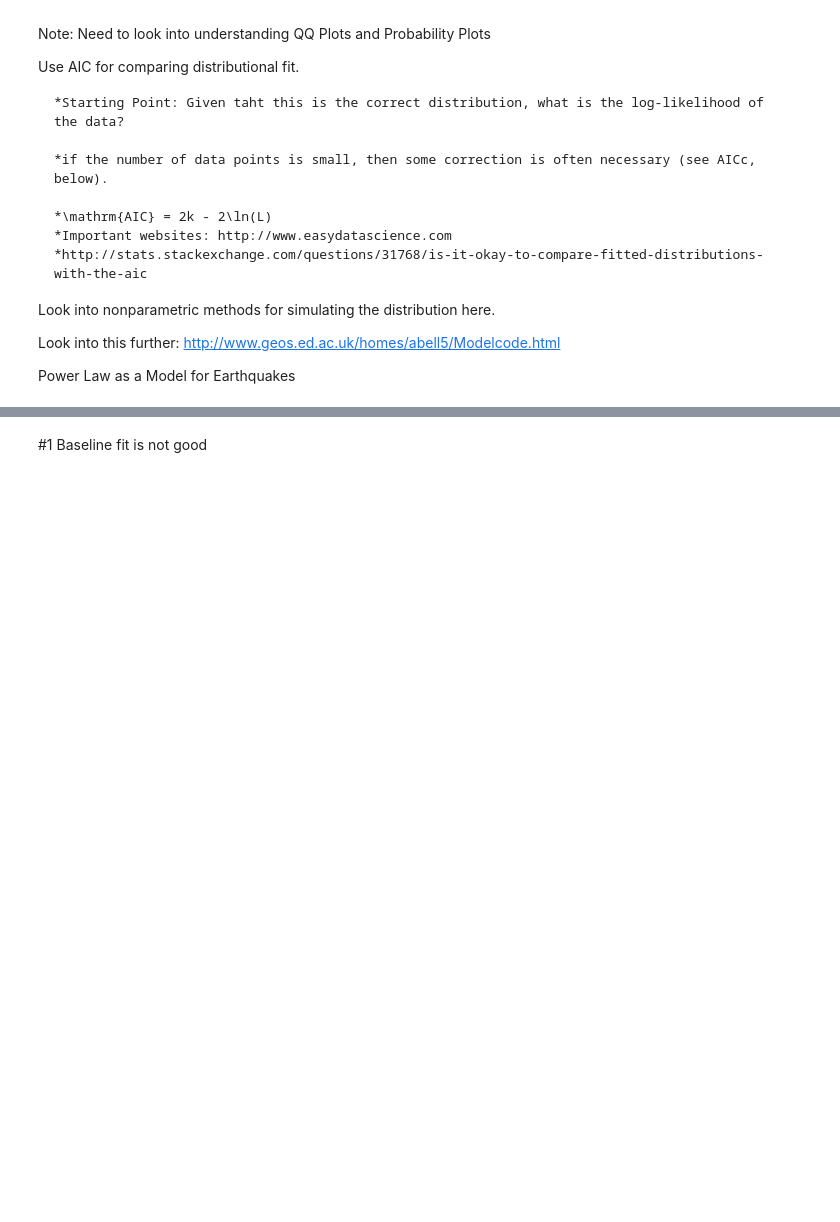
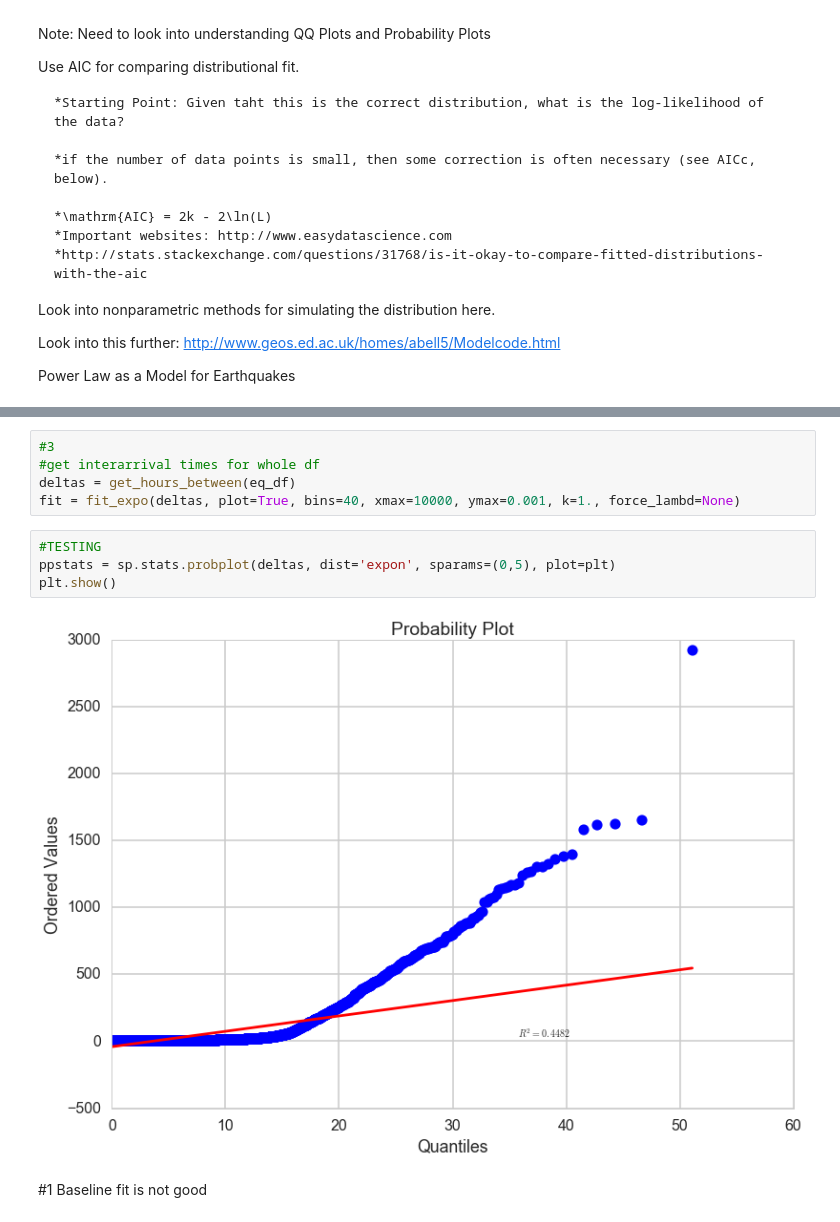
Before and after one commit to tperol/earthquake-clusters, a Jupyter notebook: eric_prefinal.ipynb, the cells around one changed output, grey strips where cells are left out. Cells and saved outputs as stored; diff of their text form; blank space fills up the shorter version.

```diff
--- a/eric_prefinal.ipynb
+++ b/eric_prefinal.ipynb
@@ -176,3 +233,14 @@ Power Law as a Model for Earthquakes
+# %%
+#3
+#get interarrival times for whole df
+deltas = get_hours_between(eq_df)
+fit = fit_expo(deltas, plot=True, bins=40, xmax=10000, ymax=0.001, k=1., force_lambd=None)
+# %%
+#TESTING
+ppstats = sp.stats.probplot(deltas, dist='expon', sparams=(0,5), plot=plt)
+plt.show()
+# %% [output]
+[figure, added]
 # %% [markdown]
 #1 Baseline fit is not good
 # %%
```
Also changed, not shown: parts of 3 cells of this notebook.
